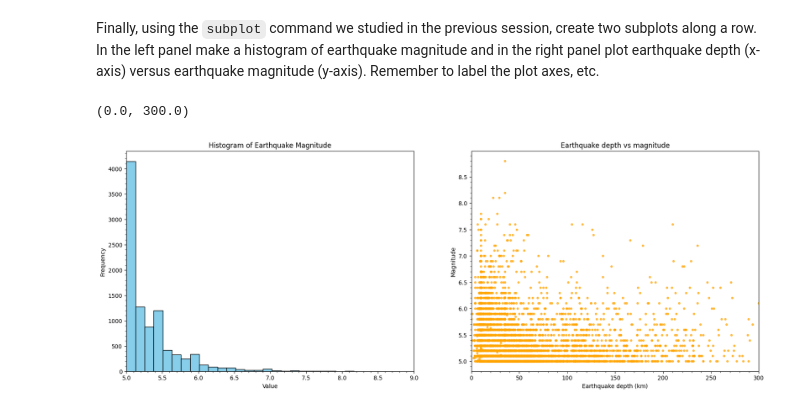
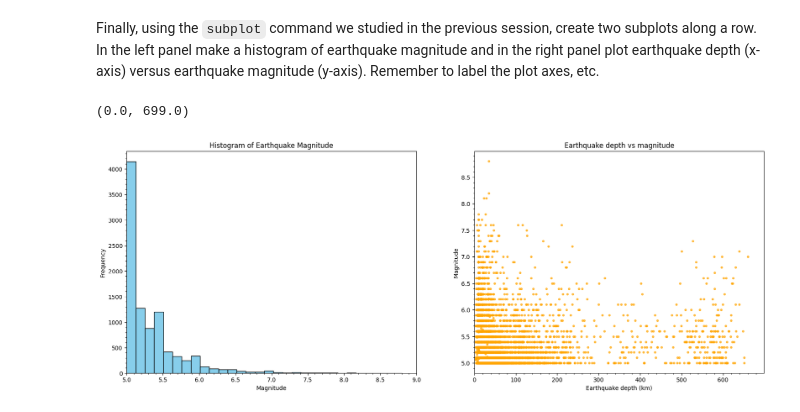
Before and after one commit to georginadd/EMSC2010-W3-P2., a Jupyter notebook: EMSC2010_W3_P2_NB1_u7925896.ipynb, the cells around one changed output. Saved outputs shown, nothing was run; the diff lists cells and outputs as text; code cells hidden in the pictures.

Commit message:
Earthquakes and Plate boundaries maps and plots

```diff
--- a/EMSC2010_W3_P2_NB1_u7925896.ipynb
+++ b/EMSC2010_W3_P2_NB1_u7925896.ipynb
@@ -362,28 +362,28 @@ import numpy as np
 # %%
 # --------------------------------------------------
 # ENTER YOUR PLOT CODE HERE
 # --------------------------------------------------
 
 
 fig, ax = plt.subplots(1,2,figsize=(20, 7),sharex=False)
 
 
 ######
 ax[0].hist(df_EQ['magnitude'], bins=30, color='skyblue', edgecolor='black')
 ax[0].set_title('Histogram of Earthquake Magnitude')
-ax[0].set_xlabel('Value')
+ax[0].set_xlabel('Magnitude')
 ax[0].set_ylabel('Frequency')
 ax[0].set_xlim([5,9])
 ax[0].minorticks_on()
 
 
 #####
 ax[1].scatter(df_EQ['depth [km]'],df_EQ['magnitude'],color='orange', s=10, alpha=0.7)
 ax[1].set_title('Earthquake depth vs magnitude')
 ax[1].set_xlabel('Earthquake depth (km)')
 ax[1].set_ylabel('Magnitude')
 ax[1].minorticks_on()
-ax[1].set_xlim([0,300])
+ax[1].set_xlim([0,699])
 # %% [output]
-(0.0, 300.0)
+(0.0, 699.0)
-[figure, old version]
+[figure, new version]
```
Also changed, not shown: parts of 1 cell of this notebook.
